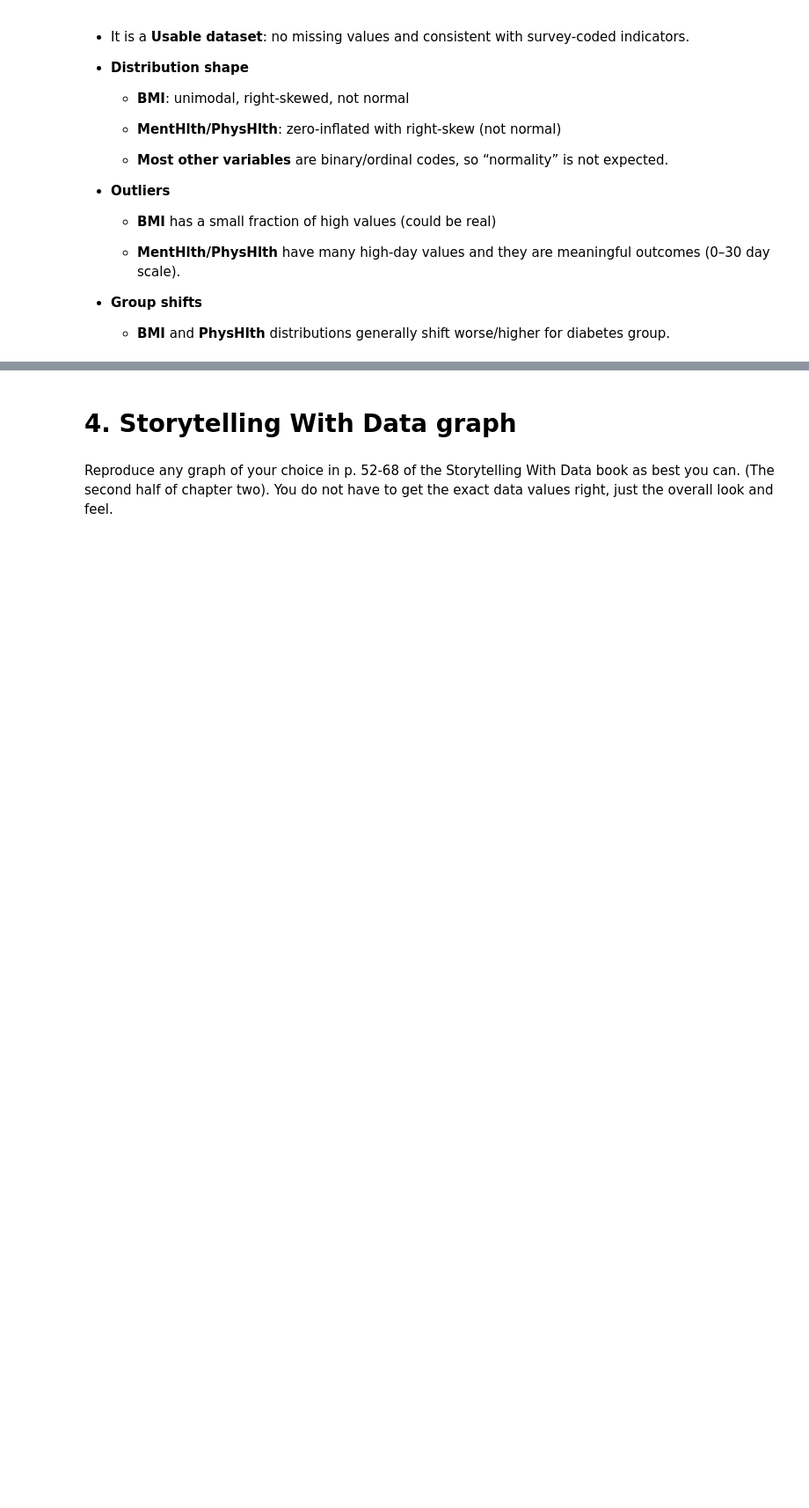
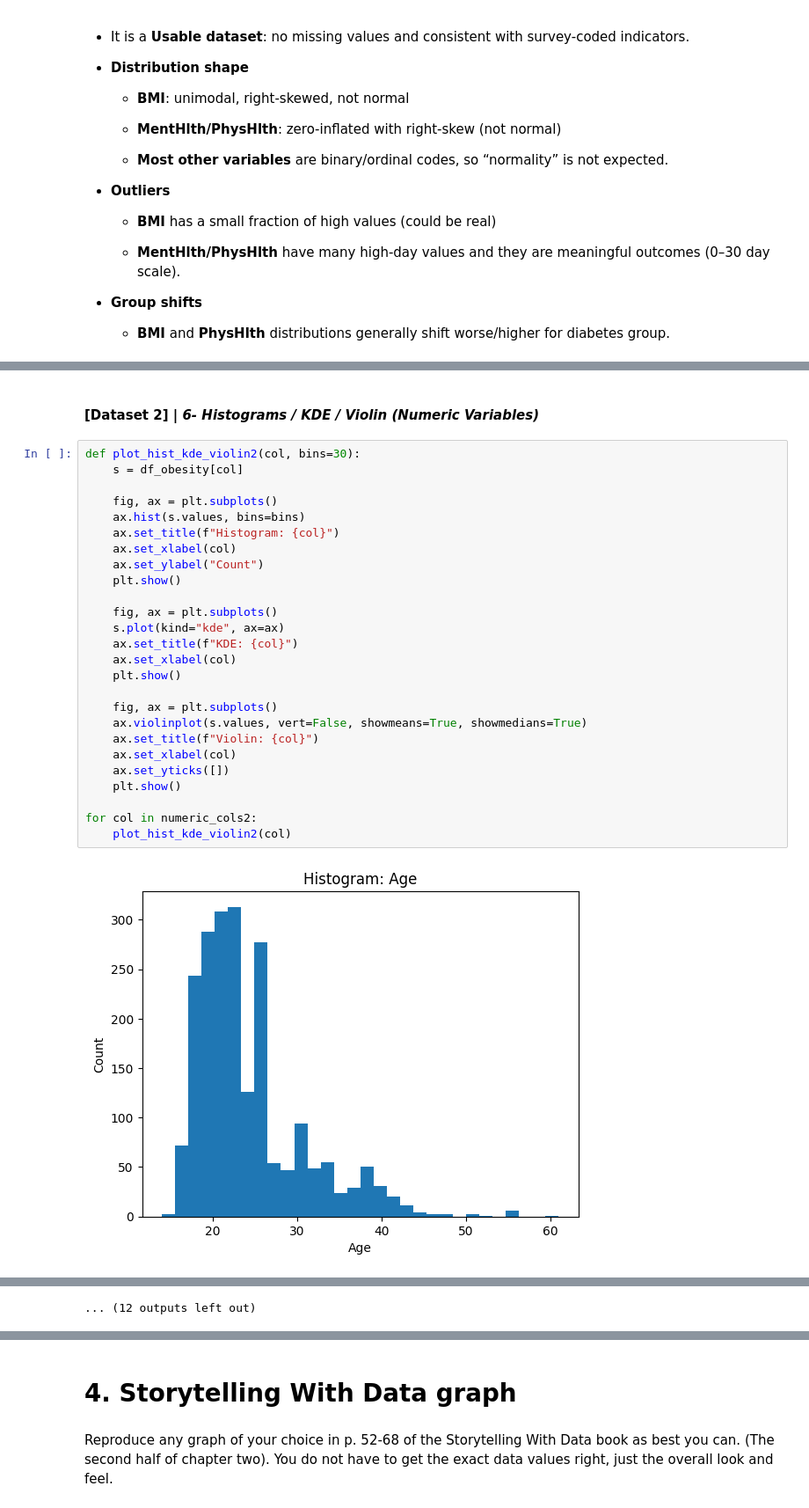
Before and after one commit to jasser-dh/Module-B-semester-2, a Jupyter notebook: OMDS-ModB2-Week4-Dhaouadi-Jasser.ipynb, the cells around one changed output, grey strips where cells are left out. Shown at 88% size. Cells and saved outputs as stored; diff of their text form; blank space fills up the shorter version.

```diff
--- a/OMDS-ModB2-Week4-Dhaouadi-Jasser.ipynb
+++ b/OMDS-ModB2-Week4-Dhaouadi-Jasser.ipynb
@@ -465,0 +645,30 @@ display(outlier_report)
+# %% [markdown]
+#### [Dataset 2] | *6- Histograms / KDE / Violin (Numeric Variables)*
+# %%
+def plot_hist_kde_violin2(col, bins=30):
+    s = df_obesity[col]
+
+    fig, ax = plt.subplots()
+    ax.hist(s.values, bins=bins)
+    ax.set_title(f"Histogram: {col}")
+    ax.set_xlabel(col)
+    ax.set_ylabel("Count")
+    plt.show()
+
+    fig, ax = plt.subplots()
+    s.plot(kind="kde", ax=ax)
+    ax.set_title(f"KDE: {col}")
+    ax.set_xlabel(col)
+    plt.show()
+
+    fig, ax = plt.subplots()
+    ax.violinplot(s.values, vert=False, showmeans=True, showmedians=True)
+    ax.set_title(f"Violin: {col}")
+    ax.set_xlabel(col)
+    ax.set_yticks([])
+    plt.show()
+
+for col in numeric_cols2:
+    plot_hist_kde_violin2(col)
+# %% [output]
+[figure, added]
@@ -465,0 +686 @@ display(outlier_report)
+... (12 outputs left out)
```
Also changed, not shown: parts of 41 cells of this notebook.
